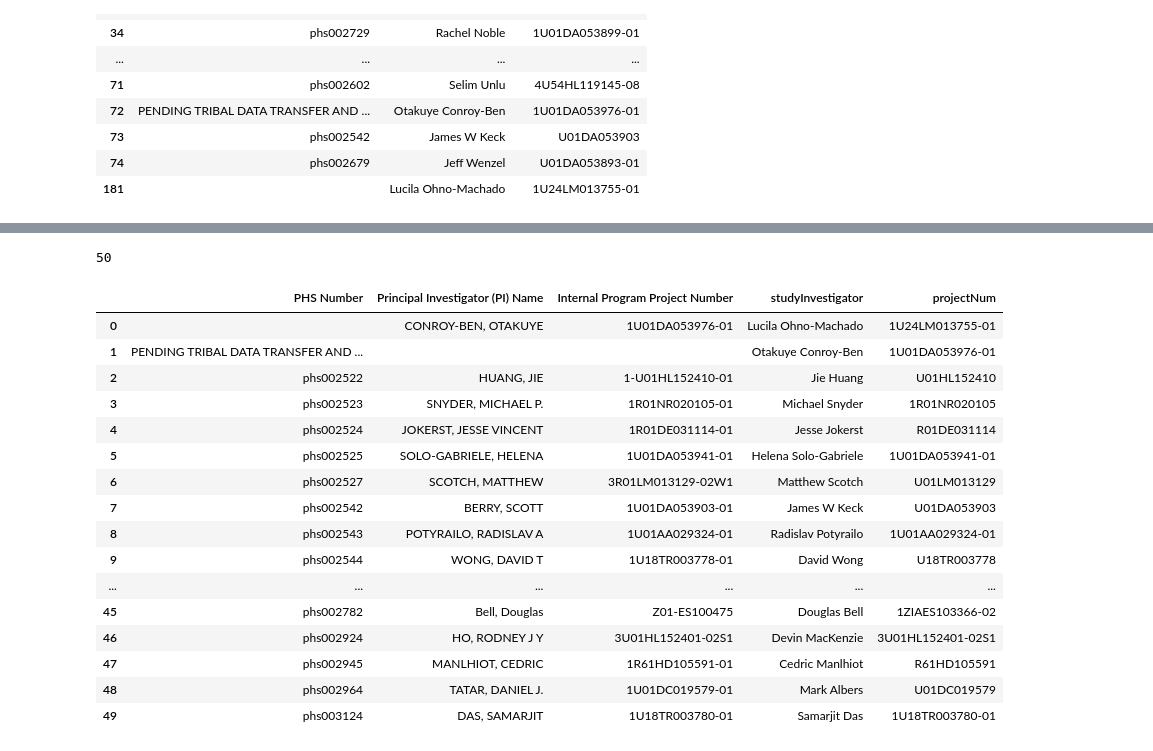
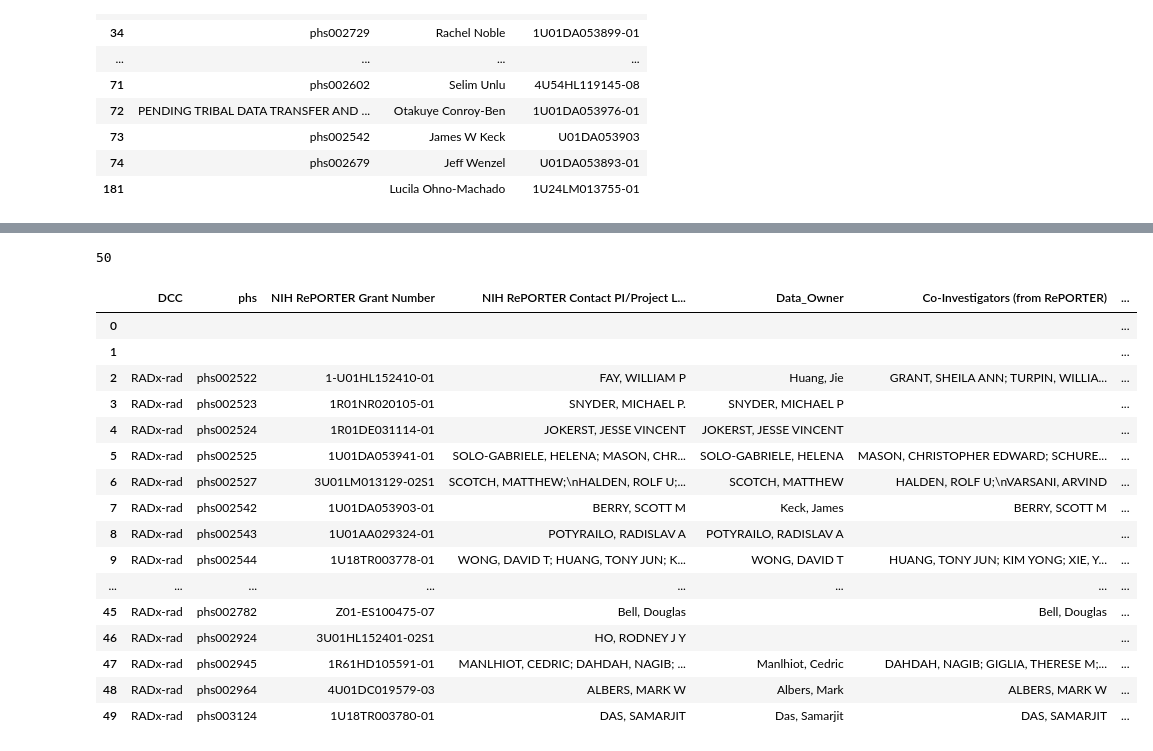
Before and after one commit to radxrad/radx-kg, a Jupyter notebook: notebooks/processing/1_get_core_project_info.ipynb, the cells around one changed output, grey strips where cells are left out. Cells and saved outputs as stored; diff of their text form; code cells hidden in the pictures.

```diff
--- a/notebooks/1_get_core_project_info.ipynb
+++ b/notebooks/processing/1_get_core_project_info.ipynb
@@ -79,10 +79,14 @@ radx_rad
 | 181 |  | Lucila Ohno-Machado | 1U24LM013755-01 |
 # %%
 # RADx Data Submission Project Tracker - RADx-rad sheet
-doc_id = "1zBXU_bSPZBJuUFyzmmPgGTqSR0Xdk3IrQOGZ8tv5k-M"
-grid_id = "852835732"
-df = pd.read_csv(f"https://docs.google.com/spreadsheets/d/{doc_id}/export?format=csv&gid={grid_id}", skiprows=1, keep_default_na=False)
-df = df[["PHS Number", "Principal Investigator (PI) Name", "Internal Program Project Number"]].copy()
+#doc_id = "1zBXU_bSPZBJuUFyzmmPgGTqSR0Xdk3IrQOGZ8tv5k-M"
+#grid_id = "852835732"
+
+# 2024-03-04:
+#doc_id = "1vgCyfi-9Pvlm5-yJdILxws6b1FRtnegO"
+#grid_id = "1628495610"
+#df = pd.read_csv(f"https://docs.google.com/spreadsheets/d/{doc_id}/export?format=csv&gid={grid_id}", keep_default_na=False)
+df = pd.read_excel("/Users/Peter/work/RADx-rad/RADx-rad Funding Numbers and PIs_2024-03-04_pr.xlsx")
 print(df.shape[0])
-df
+df.head()
 # %% [output]
@@ -107,24 +100,24 @@ df
 # %%
-df_merge = df.merge(radx_rad, on="PHS Number", how="outer")
+df_merge = df.merge(radx_rad, left_on="phs", right_on="PHS Number", how="outer")
 df_merge.fillna("", inplace=True)
 print(df_merge.shape[0])
 df_merge
 # %% [output]
 50
-|  | PHS Number | Principal Investigator (PI) Name | Internal Program Project Number | studyInvestigator | projectNum |
-| 0 |  | CONROY-BEN, OTAKUYE | 1U01DA053976-01 | Lucila Ohno-Machado | 1U24LM013755-01 |
-| 1 | PENDING TRIBAL DATA TRANSFER AND ... |  |  | Otakuye Conroy-Ben | 1U01DA053976-01 |
-| 2 | phs002522 | HUANG, JIE | 1-U01HL152410-01 | Jie Huang | U01HL152410 |
-| 3 | phs002523 | SNYDER, MICHAEL P. | 1R01NR020105-01 | Michael Snyder | 1R01NR020105 |
-| 4 | phs002524 | JOKERST, JESSE VINCENT | 1R01DE031114-01 | Jesse Jokerst | R01DE031114 |
-| 5 | phs002525 | SOLO-GABRIELE, HELENA | 1U01DA053941-01 | Helena Solo-Gabriele | 1U01DA053941-01 |
-| 6 | phs002527 | SCOTCH, MATTHEW | 3R01LM013129-02W1 | Matthew Scotch | U01LM013129 |
-| 7 | phs002542 | BERRY, SCOTT | 1U01DA053903-01 | James W Keck | U01DA053903 |
-| 8 | phs002543 | POTYRAILO, RADISLAV A | 1U01AA029324-01 | Radislav Potyrailo | 1U01AA029324-01 |
-| 9 | phs002544 | WONG, DAVID T | 1U18TR003778-01 | David Wong | U18TR003778 |
-| ... | ... | ... | ... | ... | ... |
-| 45 | phs002782 | Bell, Douglas | Z01-ES100475 | Douglas Bell | 1ZIAES103366-02 |
-| 46 | phs002924 | HO, RODNEY J Y | 3U01HL152401-02S1 | Devin MacKenzie | 3U01HL152401-02S1 |
-| 47 | phs002945 | MANLHIOT, CEDRIC | 1R61HD105591-01 | Cedric Manlhiot | R61HD105591 |
-| 48 | phs002964 | TATAR, DANIEL J. | 1U01DC019579-01 | Mark Albers | U01DC019579 |
-| 49 | phs003124 | DAS, SAMARJIT | 1U18TR003780-01 | Samarjit Das | 1U18TR003780-01 |
+|  | DCC | phs | NIH RePORTER Grant Number | NIH RePORTER Contact PI/Project L... | Data_Owner | Co-Investigators (from RePORTER) | ... |
+| 0 |  |  |  |  |  |  | ... |
+| 1 |  |  |  |  |  |  | ... |
+| 2 | RADx-rad | phs002522 | 1-U01HL152410-01 | FAY, WILLIAM P | Huang, Jie | GRANT, SHEILA ANN; TURPIN, WILLIA... | ... |
+| 3 | RADx-rad | phs002523 | 1R01NR020105-01 | SNYDER, MICHAEL P. | SNYDER, MICHAEL P |  | ... |
+| 4 | RADx-rad | phs002524 | 1R01DE031114-01 | JOKERST, JESSE VINCENT | JOKERST, JESSE VINCENT |  | ... |
+| 5 | RADx-rad | phs002525 | 1U01DA053941-01 | SOLO-GABRIELE, HELENA; MASON, CHR... | SOLO-GABRIELE, HELENA | MASON, CHRISTOPHER EDWARD; SCHURE... | ... |
+| 6 | RADx-rad | phs002527 | 3U01LM013129-02S1 | SCOTCH, MATTHEW;\nHALDEN, ROLF U;... | SCOTCH, MATTHEW | HALDEN, ROLF U;\nVARSANI, ARVIND | ... |
+| 7 | RADx-rad | phs002542 | 1U01DA053903-01 | BERRY, SCOTT M | Keck, James | BERRY, SCOTT M | ... |
+| 8 | RADx-rad | phs002543 | 1U01AA029324-01 | POTYRAILO, RADISLAV A | POTYRAILO, RADISLAV A |  | ... |
+| 9 | RADx-rad | phs002544 | 1U18TR003778-01 | WONG, DAVID T; HUANG, TONY JUN; K... | WONG, DAVID T | HUANG, TONY JUN; KIM YONG; XIE, Y... | ... |
+| ... | ... | ... | ... | ... | ... | ... | ... |
+| 45 | RADx-rad | phs002782 | Z01-ES100475-07 | Bell, Douglas |  | Bell, Douglas | ... |
+| 46 | RADx-rad | phs002924 | 3U01HL152401-02S1 | HO, RODNEY J Y |  |  | ... |
+| 47 | RADx-rad | phs002945 | 1R61HD105591-01 | MANLHIOT, CEDRIC; DAHDAH, NAGIB; ... | Manlhiot, Cedric | DAHDAH, NAGIB; GIGLIA, THERESE M;... | ... |
+| 48 | RADx-rad | phs002964 | 4U01DC019579-03 | ALBERS, MARK W | Albers, Mark | ALBERS, MARK W | ... |
+| 49 | RADx-rad | phs003124 | 1U18TR003780-01 | DAS, SAMARJIT | Das, Samarjit | DAS, SAMARJIT | ... |
```
Also changed, not shown: parts of 1 cell of this notebook, 13 other files.
